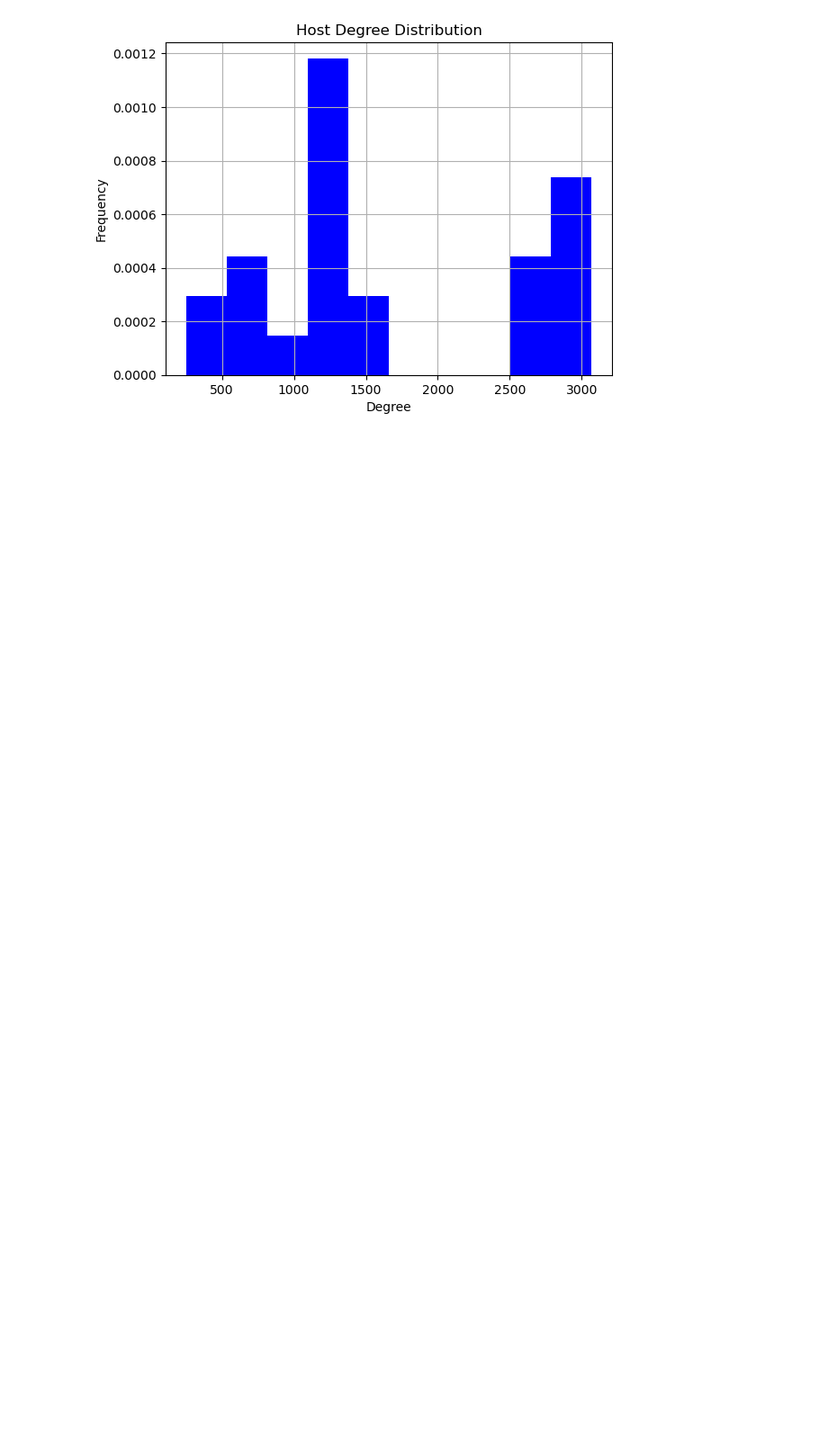
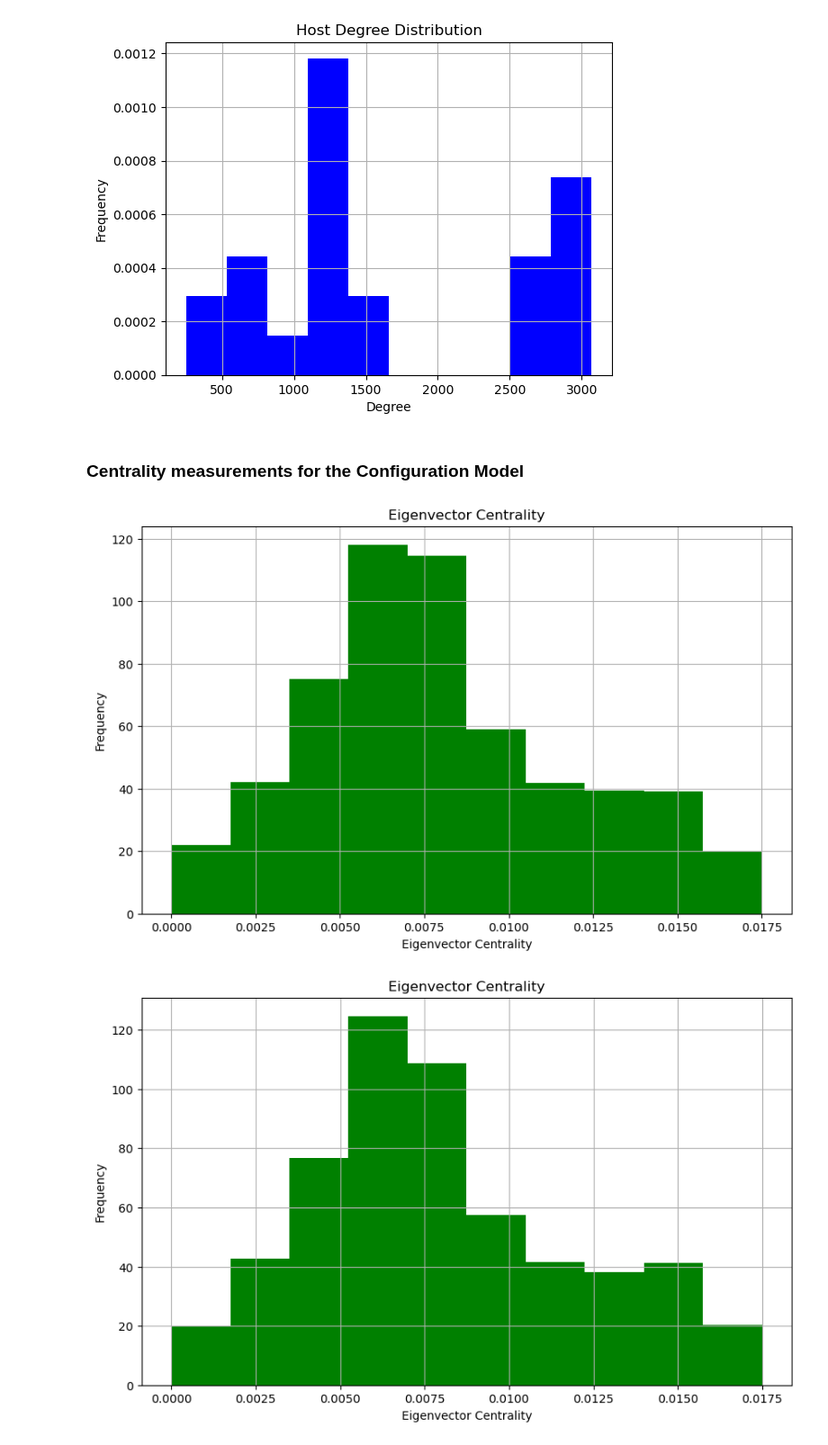
Before and after one commit to DuhaimeLab/VirusHostNetworkAnalysis, a Jupyter notebook: VHIP_real_data_tutorial.ipynb, the cells around one changed output. Shown at 90% size. Saved outputs shown, nothing was run; the diff lists cells and outputs as text; code cells hidden in the pictures; blank space fills up the shorter version.

```diff
--- a/VHIP_real_data_tutorial.ipynb
+++ b/VHIP_real_data_tutorial.ipynb
@@ -72,3 +72,17 @@ sep29_degree_distribution.degree_distribution(sep29_config.bootstrap_stats(1000)
 # %% [output]
 [figure]
 [figure]
+# %% [markdown]
+### Centrality measurements for the Configuration Model
+# %%
+aug4_config = CM(aug4.virus_host_array)
+for i in range(3):
+    aug4_config.bootstrap_stats(10000)
+    aug4_eigenvector_plot = Graph(aug4_config.matrix_vhip, aug4.unique_viruses, aug4.unique_hosts)
+    aug4_eigenvector_plot.initialize_graph()
+    # Increase max_iter and adjust tolerance to ensure convergence
+    aug4_eigenvector_plot.calculate_centrality(1000)
+    aug4_eigenvector_plot.plot_eigenvectors()
+# %% [output]
+[figure, added]
+[figure, added]
```
Also changed, not shown: parts of 3 cells of this notebook, 2 other files.
